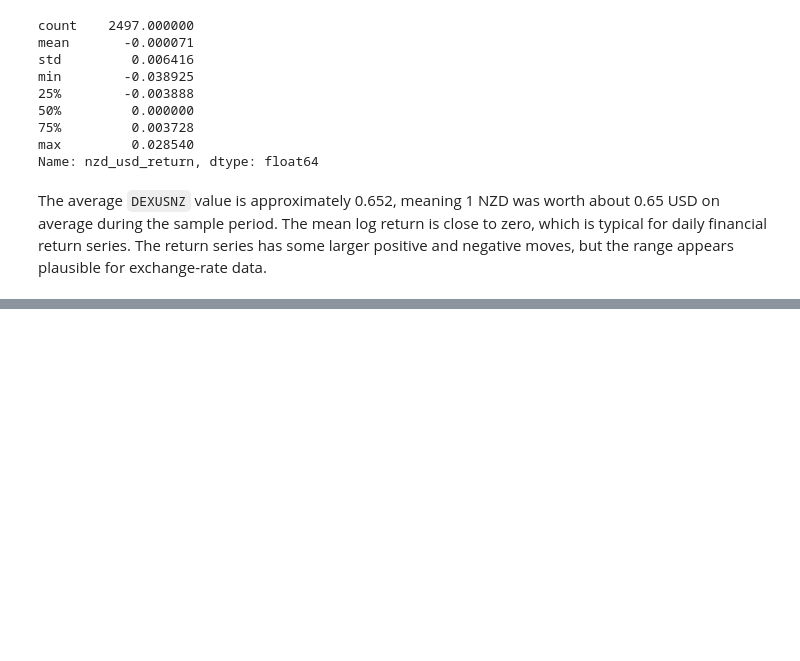
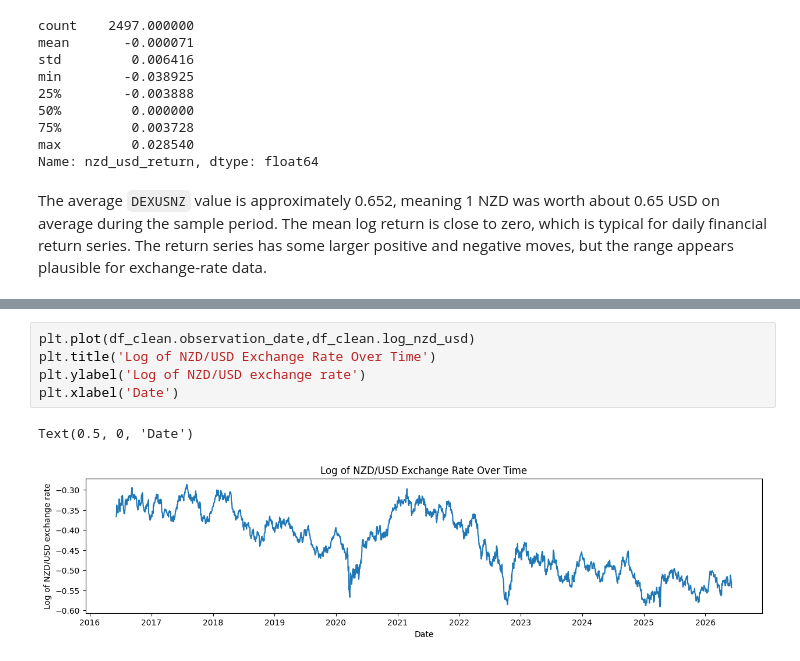
Before and after one commit to MasonW216/NZD-USD-Exchange-Rate-Forecaster, a Jupyter notebook: 01_data_audit_and_transformation.ipynb, the cells around one changed output, grey strips where cells are left out. Drawn from its saved outputs; the diff is of its cells as text; blank space fills up the shorter version.

```diff
--- a/01_data_audit_and_transformation.ipynb
+++ b/01_data_audit_and_transformation.ipynb
@@ -269,0 +288,8 @@ The average `DEXUSNZ` value is approximately 0.652, meaning 1 NZD was worth abou
+# %%
+plt.plot(df_clean.observation_date,df_clean.log_nzd_usd)
+plt.title('Log of NZD/USD Exchange Rate Over Time')
+plt.ylabel('Log of NZD/USD exchange rate')
+plt.xlabel('Date')
+# %% [output]
+Text(0.5, 0, 'Date')
+[figure, added]
```
Also changed, not shown: parts of 15 cells of this notebook, 4 other files.
